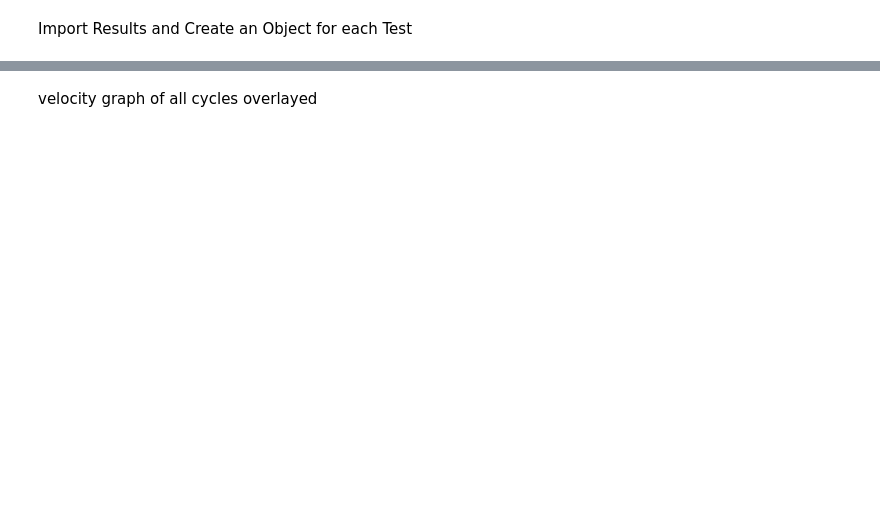
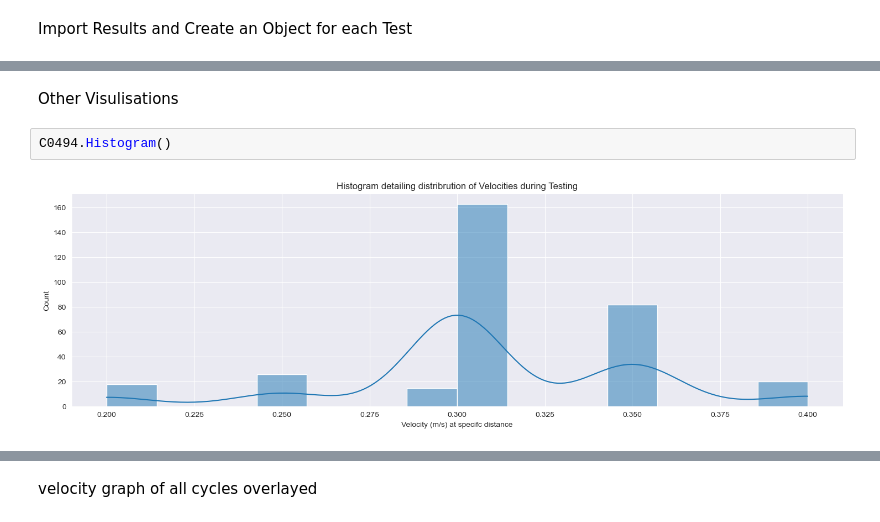
Before and after one commit to jamiemilsom/DTS_velocity_testing, a Jupyter notebook: frame_rate_xml_analyser.ipynb, the cells around one changed output, grey strips where cells are left out. Saved outputs shown, nothing was run; the diff lists cells and outputs as text; blank space fills up the shorter version.

```diff
--- a/frame_rate_xml_analyser.ipynb
+++ b/frame_rate_xml_analyser.ipynb
@@ -99,0 +67,6 @@ def zero_cycle(cycle):
+# %% [markdown]
+Other Visulisations
+# %%
+C0494.Histogram()
+# %% [output]
+[figure, added]
```
Also changed, not shown: parts of 13 cells of this notebook.
